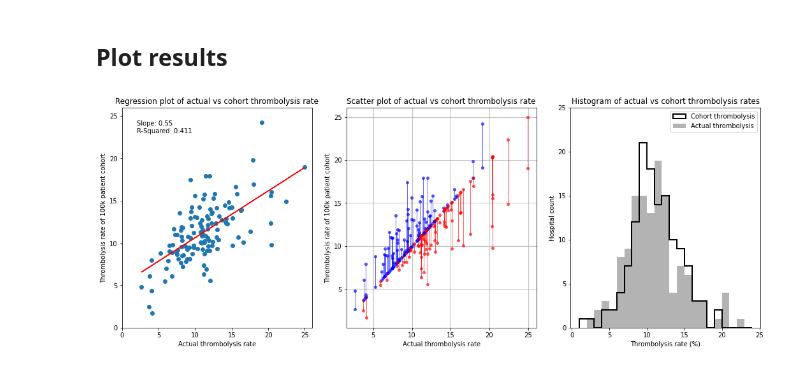
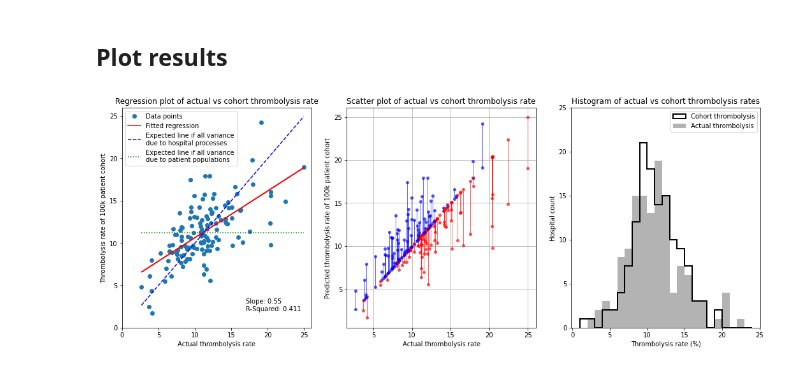
Before and after one commit to samuel-book/samuel-1, a Jupyter notebook: _sources/pathway_sim/scenario_analysis_1k_patient_cohort.ipynb, the cells around one changed output. Cells and saved outputs as stored; diff of their text form; code cells hidden in the pictures.

```diff
--- a/_sources/pathway_sim/scenario_analysis_1k_patient_cohort.ipynb
+++ b/_sources/pathway_sim/scenario_analysis_1k_patient_cohort.ipynb
@@ -100,42 +118,49 @@ y = key_results[key_results['scenario']=='base']['thrombolysis_rate']
 x = key_results[key_results['scenario']=='same_patient_characteristics']['thrombolysis_rate']
 gradient, intercept, r_value, p_value, std_err = stats.linregress(x,y)
 y_fit=intercept + (x*gradient)
-ax1.plot(x, y, 'o', label='original data')
-ax1.plot(x, y_fit, 'r', label='fitted line')
+ax1.plot(x, y, 'o', label='Data points')
+ax1.plot(x, y_fit, 'r', label='Fitted regression')
+ax1.plot([x.min(),x.max()],[x.min(),x.max()], 'b--',
+         label = 'Expected line if all variance\ndue to hospital processes')
+mean_thrombolysis = comparison['actual'].mean()
+ax1.plot([x.min(),x.max()],[mean_thrombolysis, mean_thrombolysis], 'g:',
+         label = 'Expected line if all variance\ndue to patient populations')
+
 text='Slope: %.2f\nR-Squared: %.3f' %(gradient,r_value**2)
 ax1.set_xlim(0,26)
 ax1.set_ylim(0,26)
-plt.text(2,23,text)
+ax1.text(17,2,text)
+ax1.legend()
 ax1.set_ylabel('Thrombolysis rate of 100k patient cohort')
 ax1.set_xlabel('Actual thrombolysis rate')
 ax1.set_title('Regression plot of actual vs cohort thrombolysis rate')
 
 ax2 = fig.add_subplot(132)
 zipped = zip(x,y)
 for xx, yy in zipped:
     colour = 'red' if xx > yy else 'blue'
     ax2.plot([xx,xx], [xx,yy],
              color=colour, lw=1, marker='o', alpha=0.6, markersize=4)
-ax2.set_ylabel('Thrombolysis rate of 100k patient cohort')
+ax2.set_ylabel('Predicted thrombolysis rate of 100k patient cohort')
 ax2.set_xlabel('Actual thrombolysis rate')
 ax2.set_title('Scatter plot of actual vs cohort thrombolysis rate')
 ax2.grid()
 
 
 ax3 = fig.add_subplot(133)
 bins = np.arange(1,25)
 ax3.hist(y, bins = bins, color='k', linewidth=2,
            label='Cohort thrombolysis', histtype='step')
 ax3.hist(x, bins = bins, color='0.7', linewidth=2,
            label='Actual thrombolysis', histtype='stepfilled')
 ax3.set_xlabel('Thrombolysis rate (%)')
 ax3.set_ylabel('Hospital count')
 ax3.set_title('Histogram of actual vs cohort thrombolysis rates')
 ax3.set_ylim(0,25)
 ax3.legend()
 
 plt.tight_layout(pad=2)
 plt.savefig('./output/pathway_cohort.jpg', dpi=300)
 plt.show()
 # %% [output]
-[figure, old version]
+[figure, new version]
```
Also changed, not shown: parts of 4 cells of this notebook, 3 other files.
